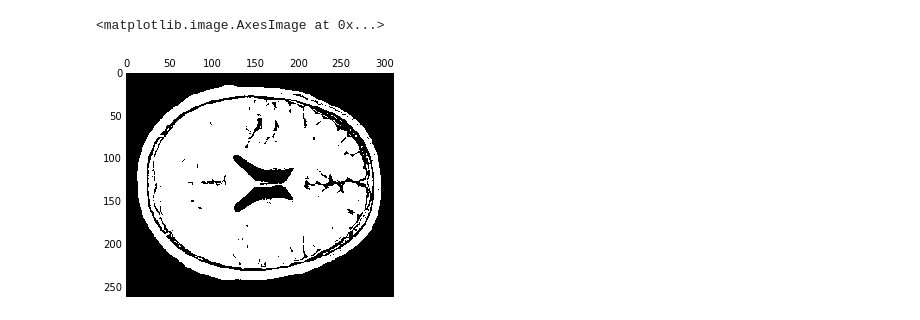
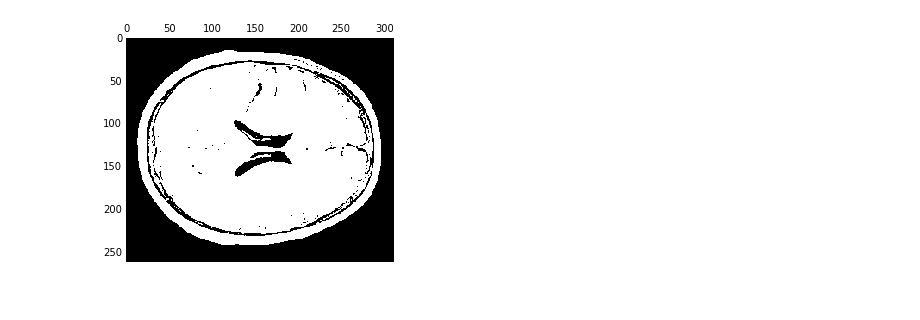
Before and after one commit to neurohackweek/image-processing, a Jupyter notebook: code/segmentation.ipynb, the cells around one changed output. Saved outputs shown, nothing was run; the diff lists cells and outputs as text; code cells hidden in the pictures.

Commit message:
Add materials for segmentation

```diff
--- a/code/segmentation.ipynb
+++ b/code/segmentation.ipynb
@@ -17,0 +24,2 @@ plt.matshow(T1w_data[:, :, T1w_data.shape[-1]//2], cmap='bone')
+# %%
+hist, bin_centers = exposure.histogram(T1w_data.ravel())
@@ -17,0 +46,7 @@ plt.matshow(T1w_data[:, :, T1w_data.shape[-1]//2], cmap='bone')
+# %%
+# Normalize the histogram to sum to 1:
+hist = hist.astype(float) / np.sum(hist)
+
+# class probabilities for all possible thresholds
+weight1 = np.cumsum(hist)
+weight2 = np.cumsum(hist[::-1])[::-1]
@@ -18,19 +91,4 @@ plt.matshow(T1w_data[:, :, T1w_data.shape[-1]//2], cmap='bone')
 # %%
-hist, bin_centers = np.histogram(T1w_data.ravel(), nbins)
-hist = hist.astype(float)
-
-# class probabilities for all possible thresholds
-weight1 = np.cumsum(hist)
-weight2 = np.cumsum(hist[::-1])[::-1]
-
-# # class means for all possible thresholds
-mean1 = np.cumsum(hist * bin_centers) / weight1
-mean2 = (np.cumsum((hist * bin_centers)[::-1]) / weight2[::-1])[::-1]
-
-# Clip ends to align class 1 and class 2 variables:
 # The last value of `weight1`/`mean1` should pair with zero values in
 # `weight2`/`mean2`, which do not exist.
 variance12 = weight1[:-1] * weight2[1:] * (mean1[:-1] - mean2[1:]) ** 2
-
-idx = np.argmax(variance12)
-threshold = bin_centers[:-1][idx]
@@ -41,7 +114,8 @@ thresh = filt.threshold_otsu(T1w_data)
 # %%
-binary = T1w_data >= thresh
+binary = T1w_data >= threshold
 # %%
-plt.matshow(binary[:, :, binary.shape[-1]//2], cmap='bone')
+fig, ax = plt.subplots()
+ax.matshow(binary[:, :, binary.shape[-1]//2], cmap='bone')
+fig.savefig('../fig/segmentation04.png')
 # %% [output]
-<matplotlib.image.AxesImage at 0x...>
-[figure, old version]
+[figure, new version]
```
Also changed, not shown: parts of 56 cells of this notebook, 13 other files.
